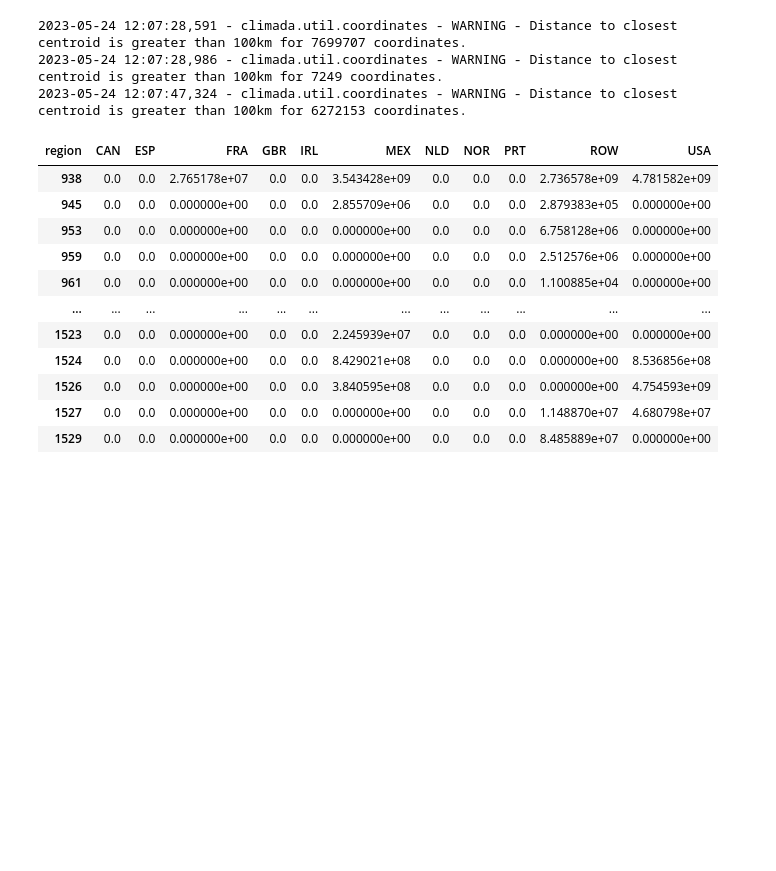
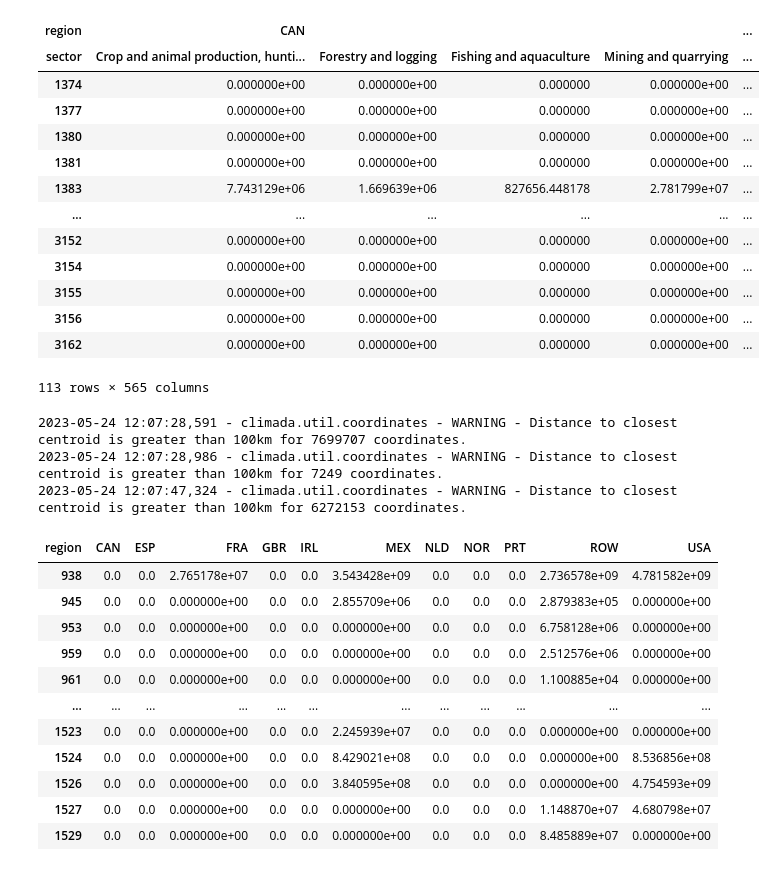
Before and after one commit to zeliest/compound_events_supply_chain, a Jupyter notebook: compute_sector_impacts.ipynb, the cells around one changed output. Saved outputs shown, nothing was run; the diff lists cells and outputs as text; code cells hidden in the pictures; blank space fills up the shorter version.

```diff
--- a/compute_sector_impacts.ipynb
+++ b/compute_sector_impacts.ipynb
@@ -18,9 +23,9 @@ ordinal_value_end = dt_end.toordinal()
 # %%
+# getting the right id for he impact funcion in our exposures
 tc_wp = client.get_hazard('tropical_cyclone', name='tropical_cyclone_0synth_tracks_150arcsec_genesis_WP_1980_2020')
 tc_na = client.get_hazard('tropical_cyclone', name='tropical_cyclone_0synth_tracks_150arcsec_genesis_NA_1980_2020')
 assets = client.get_litpop()
 
-# getting the right id for he impact funcion in our exposures
 def get_impf_id(cnt):
     for basin, iso_list in ImpfSetTropCyclone.get_countries_per_region()[2].items():
         for iso in iso_list:
@@ -29,22 +34,17 @@ def get_impf_id(cnt):
 
 impf_TC = ImpfSetTropCyclone.from_calibrated_regional_ImpfSet()
 
-
 assets.gdf['impf_TC'] = 1
 
 for cnt in np.unique(assets.gdf.region_id):
     assets.gdf.loc[assets.gdf['region_id']==cnt, 'impf_TC'] = get_impf_id(int(cnt))[1]
 
+# impact calculation, already selecting the date
 imp_calc = ImpactCalc(assets, impf_TC, tc_wp)
 direct_impact_wp = imp_calc.impact().select(dates=(ordinal_value_start,ordinal_value_end))
 
 imp_calc = ImpactCalc(assets, impf_TC, tc_na)
 direct_impact_na = imp_calc.impact().select(dates=(ordinal_value_start,ordinal_value_end))
-
-supchain_na = SupplyChain.from_mriot(mriot_type='WIOD16', mriot_year=2011)
-supchain_wp = SupplyChain.from_mriot(mriot_type='WIOD16', mriot_year=2011)
-
-impacted_secs = supchain.mriot.get_sectors().tolist()
 
 supchain_na = SupplyChain.from_mriot(mriot_type='WIOD16', mriot_year=2011)
 supchain_wp = SupplyChain.from_mriot(mriot_type='WIOD16', mriot_year=2011)
@@ -65,12 +65,13 @@ supchain_impacted_wp = supchain_impacted_wp.loc[(supchain_impacted_wp > 0).any(a
 supchain_impacted_na = supchain_na.dir_prod_impt_mat.loc[:, (supchain_na.dir_prod_impt_mat > 0).any()]
 supchain_impacted_na = supchain_impacted_na.loc[(supchain_impacted_na > 0).any(axis=1), :]
 
+matching_indices = np.where(np.isin(tc_wp.event_id, supchain_impacted_wp.index))[0]
+event_date = tc_wp.date[matching_indices]
+supchain_impacted_wp["date"] = event_date
 
-impacts_by_region_wp = supchain_impacted_wp.groupby('region', axis=1).sum()
+matching_indices = np.where(np.isin(tc_na.event_id, supchain_impacted_na.index))[0]
+event_date = tc_na.date[matching_indices]
+supchain_impacted_na["date"] = event_date
 
-impacts_by_region_na = supchain_impacted_na.groupby('region', axis=1).sum()
-
-import pycountry
-production_by_country["country_iso3"] = [pycountry.countries.lookup(format(reg_id, '03d')).alpha_3 for reg_id in production_by_country["region_id"]]
-
-#production_by_country = assets.gdf.groupby("region_id").sum().reset_index()
+supchain_impacted = supchain_impacted_na.append(supchain_impacted_wp)
+supchain_impacted.fillna(0, inplace=True)
@@ -77,3 +82,20 @@ production_by_country["country_iso3"] = [pycountry.countries.lookup(format(reg_i
+# %%
+supchain_impacted
+# %% [output]
+| region | CAN |  |  |  | ... |
+| sector | Crop and animal production, hunti... | Forestry and logging | Fishing and aquaculture | Mining and quarrying | ... |
+| 1374 | 0.000000e+00 | 0.000000e+00 | 0.000000 | 0.000000e+00 | ... |
+| 1377 | 0.000000e+00 | 0.000000e+00 | 0.000000 | 0.000000e+00 | ... |
+| 1380 | 0.000000e+00 | 0.000000e+00 | 0.000000 | 0.000000e+00 | ... |
+| 1381 | 0.000000e+00 | 0.000000e+00 | 0.000000 | 0.000000e+00 | ... |
+| 1383 | 7.743129e+06 | 1.669639e+06 | 827656.448178 | 2.781799e+07 | ... |
+| ... | ... | ... | ... | ... | ... |
+| 3152 | 0.000000e+00 | 0.000000e+00 | 0.000000 | 0.000000e+00 | ... |
+| 3154 | 0.000000e+00 | 0.000000e+00 | 0.000000 | 0.000000e+00 | ... |
+| 3155 | 0.000000e+00 | 0.000000e+00 | 0.000000 | 0.000000e+00 | ... |
+| 3156 | 0.000000e+00 | 0.000000e+00 | 0.000000 | 0.000000e+00 | ... |
+| 3162 | 0.000000e+00 | 0.000000e+00 | 0.000000 | 0.000000e+00 | ... |
+113 rows × 565 columns
 # %%
 #quakes = client.get_hazard('earthquake', properties={"spatial_coverage":"global"})
 # %%
```
Also changed, not shown: parts of 7 cells of this notebook.
